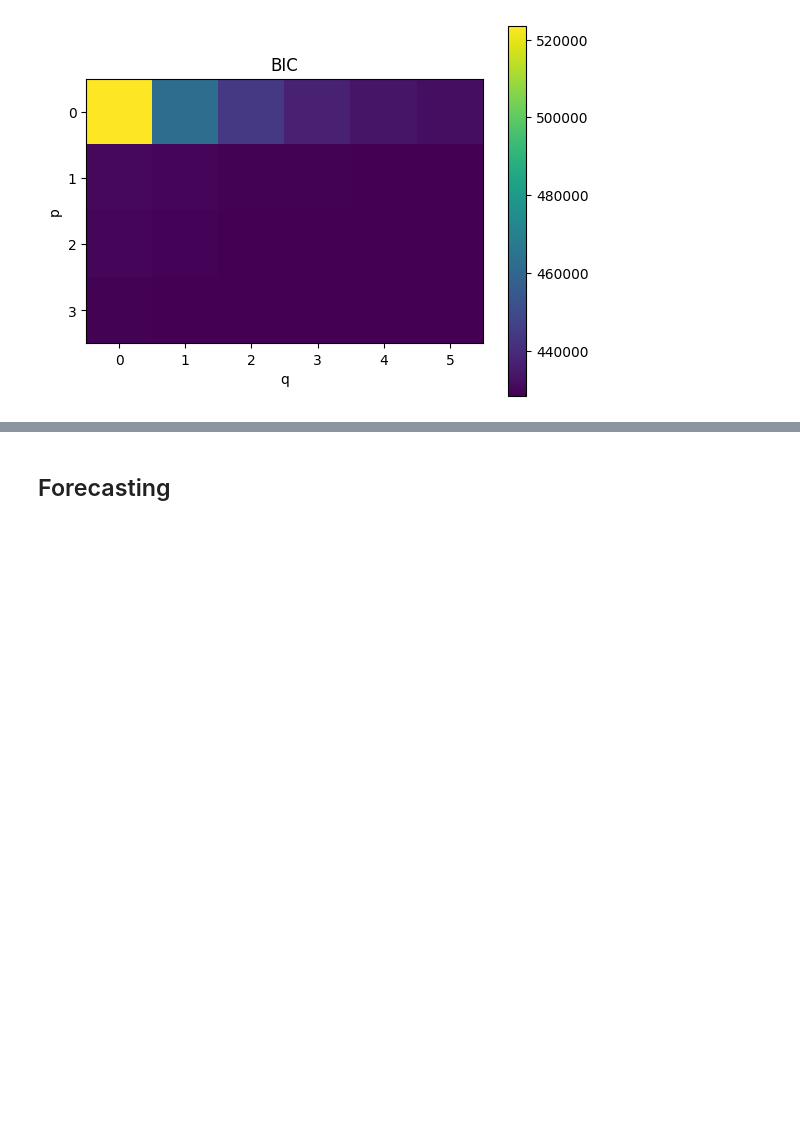
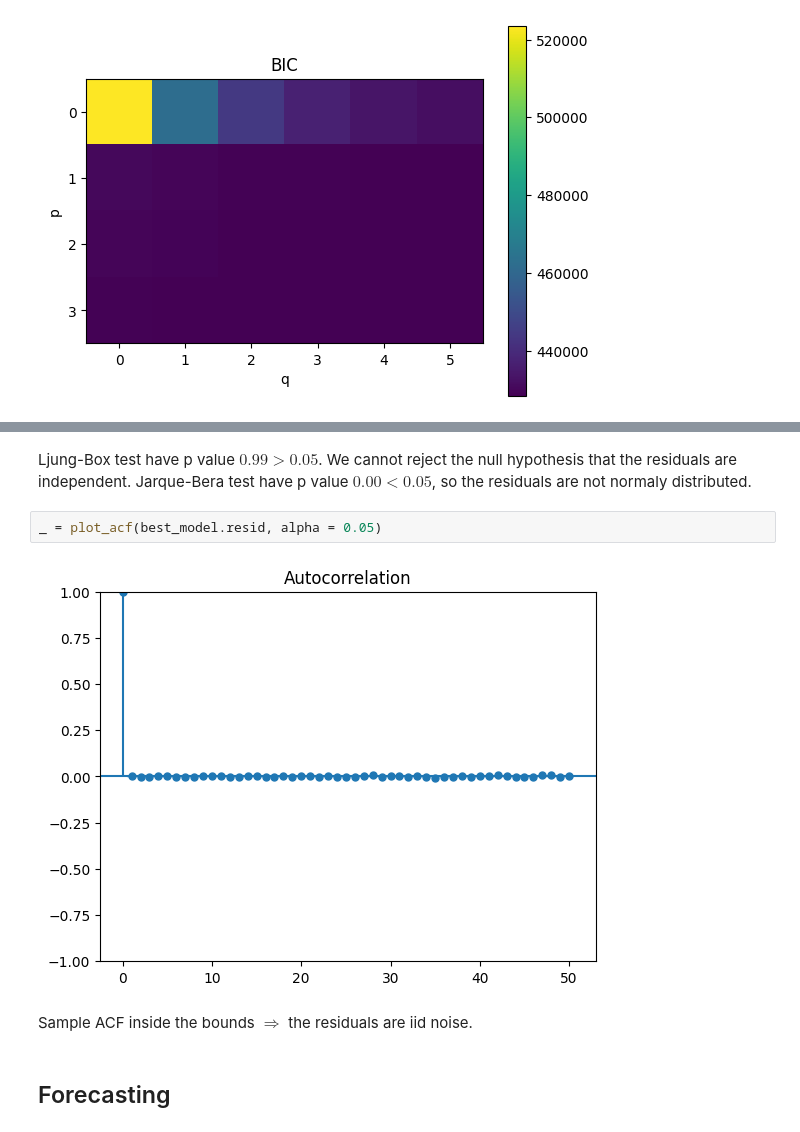
Before and after one commit to XindiLiu/TS_Project, a Jupyter notebook: partA.ipynb, the cells around one changed output, grey strips where cells are left out. Cells and saved outputs as stored; diff of their text form; blank space fills up the shorter version.

```diff
--- a/partA.ipynb
+++ b/partA.ipynb
@@ -300,6 +298,15 @@ SARIMAX Results
 | Prob(H) (two-sided): | 0.00 | Kurtosis: | 4.69 |
 Warnings:
 [1] Covariance matrix calculated using the outer product of gradients (complex-step).
+# %% [markdown]
+Ljung-Box test have p value $0.99 > 0.05$. We cannot reject the null hypothesis that the residuals are independent.
+Jarque-Bera test have p value $0.00<0.05$, so the residuals are not normaly distributed.
+# %%
+_ = plot_acf(best_model.resid, alpha = 0.05)
+# %% [output]
+[figure, added]
+# %% [markdown]
+Sample ACF inside the bounds $\Rightarrow$ the residuals are iid noise.
 # %% [markdown]
 ## Forecasting
 # %%
```
Also changed, not shown: parts of 4 cells of this notebook.
